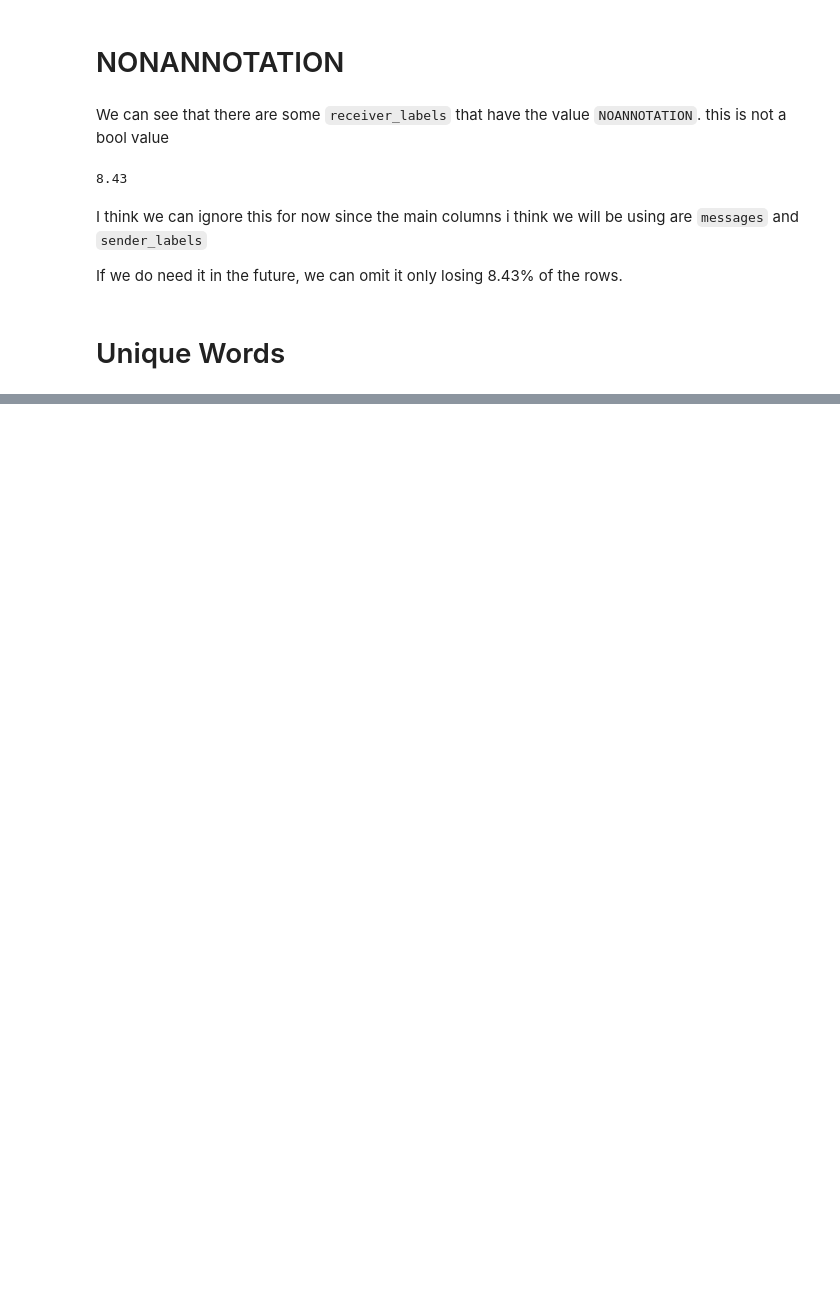
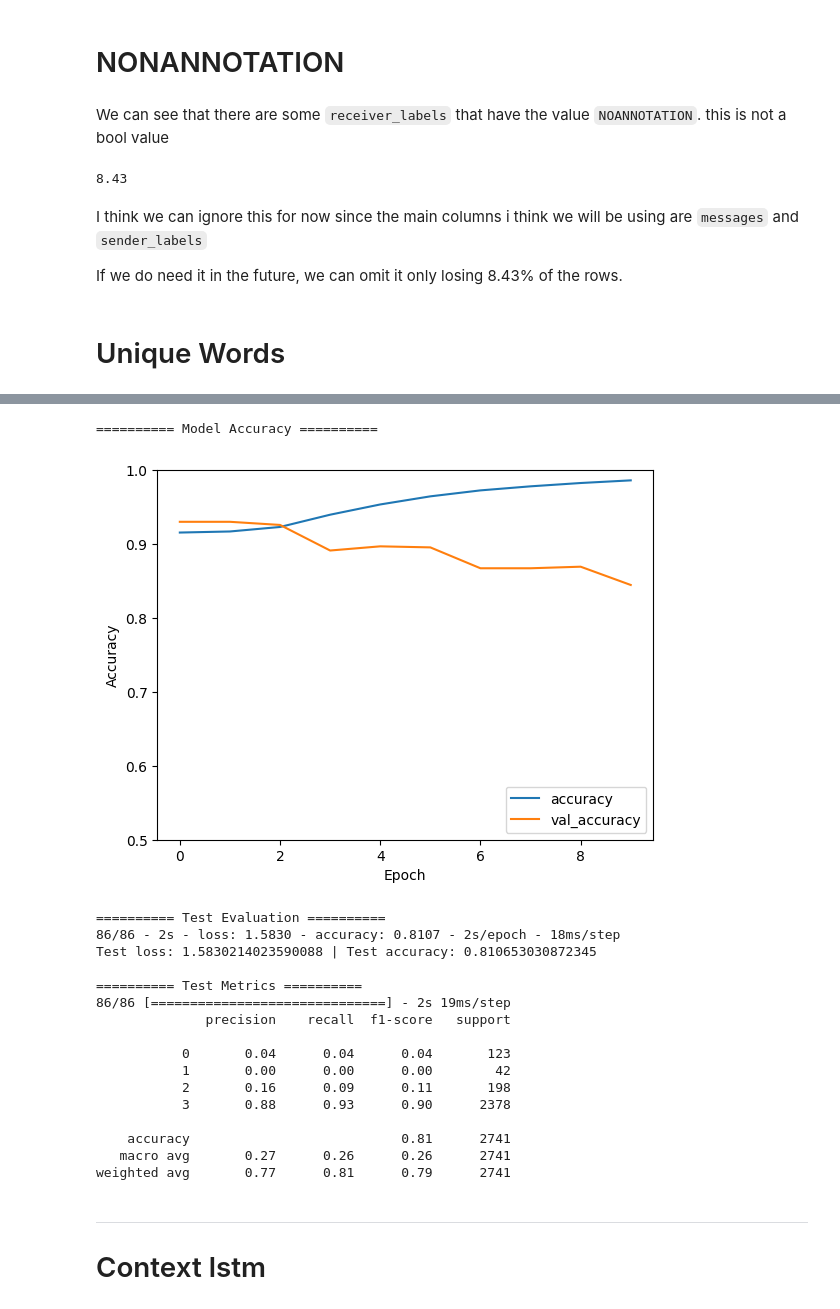
Before and after one commit to AdamKreitz/w266-final-project, a Jupyter notebook: lee2.ipynb, the cells around one changed output, grey strips where cells are left out. Cells and saved outputs as stored; diff of their text form; code cells hidden in the pictures; blank space fills up the shorter version.

```diff
--- a/lee2.ipynb
+++ b/lee2.ipynb
@@ -127,0 +416,27 @@ pd.DataFrame(summary)
+# %%
+def create_naive_lstm_model(
+        sequence_length: int = MAX_SEQUENCE_LEN,
+        embedding_output: int = 5,
+        vocab_size: int = VOCAB_SIZE,
+        lstm_size: int = 64,
+        hidden_size = 64,
+        learning_rate: float = 0.001,
+    ):
+
+    model = keras.Sequential([
+        keras.layers.Embedding(vocab_size, embedding_output, input_length=sequence_length),
+        keras.layers.Bidirectional(keras.layers.LSTM(lstm_size)),
+        keras.layers.Dense(hidden_size),
+        keras.layers.Dense(4, activation='softmax')
+    ])
+
+    model.compile(
+        loss='sparse_categorical_crossentropy',
+        optimizer=tf.keras.optimizers.Adam(learning_rate=learning_rate),
+        metrics=['accuracy']
+    )
+
+    return model
+# %%
+naive_lstm_model = create_naive_lstm_model(embedding_output=128)
+naive_lstm_model.summary()
@@ -127,0 +461,7 @@ pd.DataFrame(summary)
+# %%
+naive_lstm_history = naive_lstm_model.fit(
+    train_encoded_padded,
+    train_df["label_encoded"],
+    validation_data=(validation_encoded_padded,validation_df['label_encoded']),
+    epochs=10
+)
@@ -127,0 +489,25 @@ pd.DataFrame(summary)
+# %%
+EvaluateModel(naive_lstm_model, test_encoded_padded, test_df['label_encoded'], naive_lstm_history)
+# %% [output]
+========== Model Accuracy ==========
+[figure, added]
+========== Test Evaluation ==========
+86/86 - 2s - loss: 1.5830 - accuracy: 0.8107 - 2s/epoch - 18ms/step
+Test loss: 1.5830214023590088 | Test accuracy: 0.810653030872345
+
+========== Test Metrics ==========
+86/86 [==============================] - 2s 19ms/step
+              precision    recall  f1-score   support
+
+           0       0.04      0.04      0.04       123
+           1       0.00      0.00      0.00        42
+           2       0.16      0.09      0.11       198
+           3       0.88      0.93      0.90      2378
+
+    accuracy                           0.81      2741
+   macro avg       0.27      0.26      0.26      2741
+weighted avg       0.77      0.81      0.79      2741
+# %% [markdown]
+<hr/>
+
+# Context lstm
```
Also changed, not shown: parts of 36 cells of this notebook.
